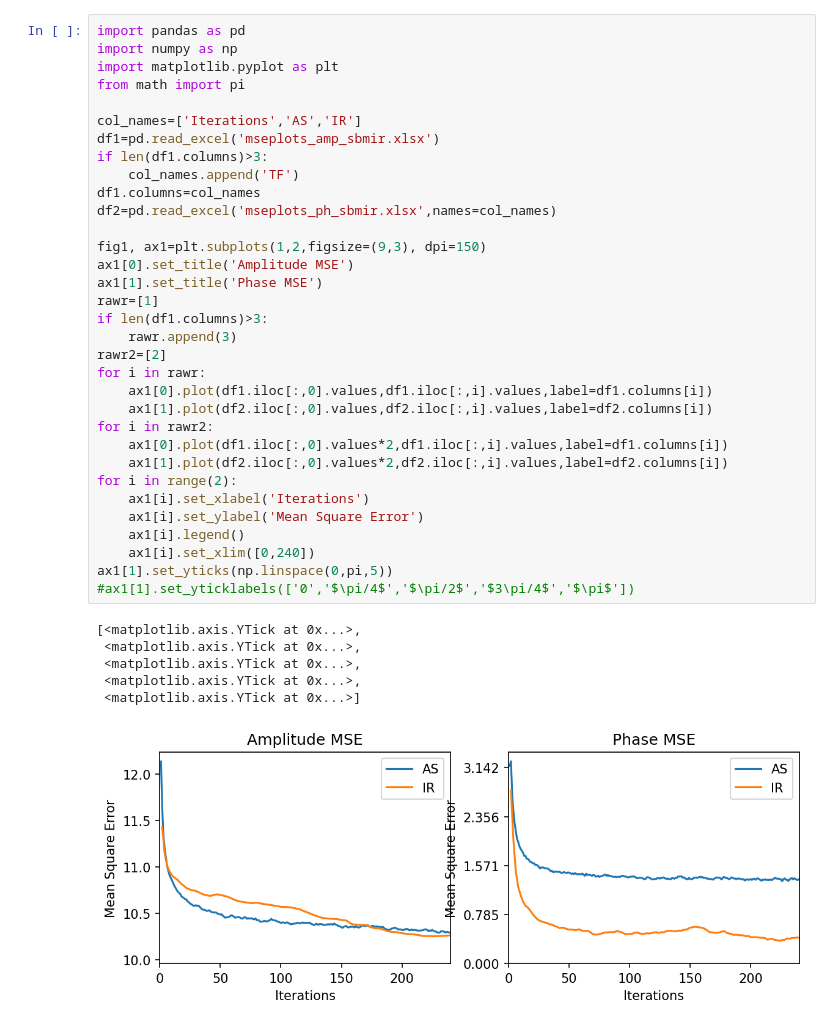
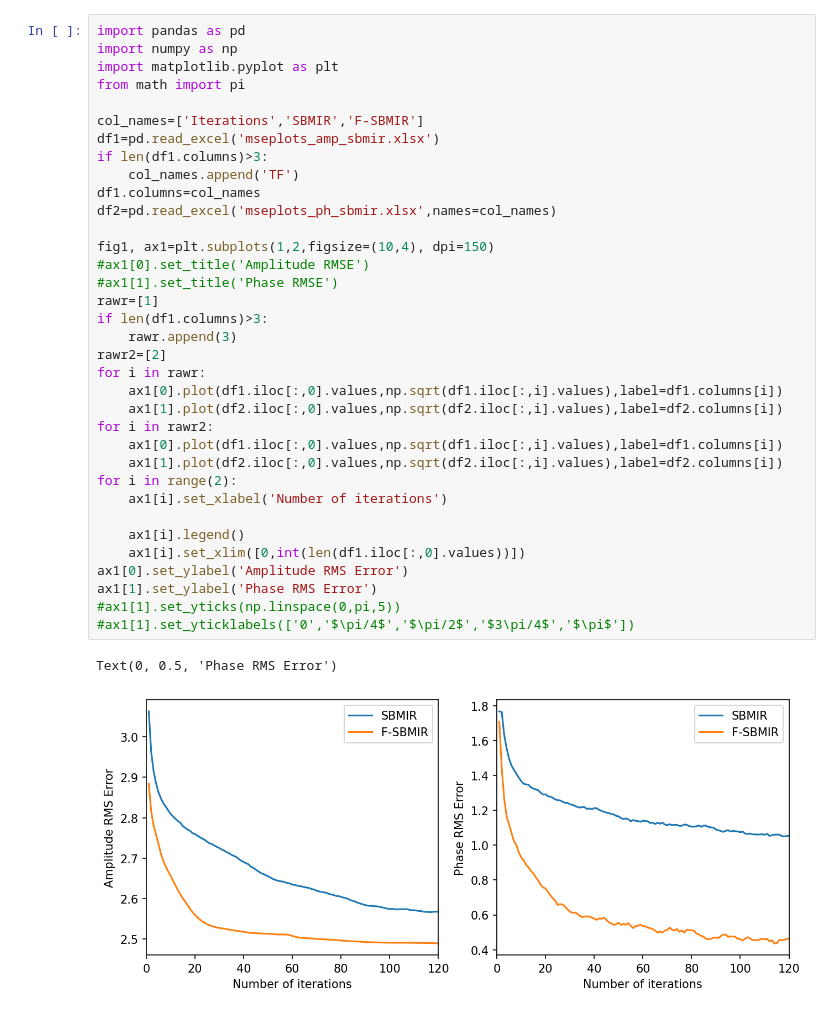
Before and after one commit to Jmabenojar/FRCV, a Jupyter notebook: 1Graphing.ipynb, the cells around one changed output. Drawn from its saved outputs; the diff is of its cells as text.

```diff
--- a/1Graphing.ipynb
+++ b/1Graphing.ipynb
@@ -1,40 +1,38 @@
 # %%
 import pandas as pd
 import numpy as np
 import matplotlib.pyplot as plt
 from math import pi
 
-col_names=['Iterations','AS','IR']
+col_names=['Iterations','SBMIR','F-SBMIR']
 df1=pd.read_excel('mseplots_amp_sbmir.xlsx')
 if len(df1.columns)>3:
     col_names.append('TF')
 df1.columns=col_names
 df2=pd.read_excel('mseplots_ph_sbmir.xlsx',names=col_names)
 
-fig1, ax1=plt.subplots(1,2,figsize=(9,3), dpi=150)
-ax1[0].set_title('Amplitude MSE')
-ax1[1].set_title('Phase MSE')
+fig1, ax1=plt.subplots(1,2,figsize=(10,4), dpi=150)
+#ax1[0].set_title('Amplitude RMSE')
+#ax1[1].set_title('Phase RMSE')
 rawr=[1]
 if len(df1.columns)>3:
     rawr.append(3)
 rawr2=[2]
 for i in rawr:
-    ax1[0].plot(df1.iloc[:,0].values,df1.iloc[:,i].values,label=df1.columns[i])
-    ax1[1].plot(df2.iloc[:,0].values,df2.iloc[:,i].values,label=df2.columns[i])
+    ax1[0].plot(df1.iloc[:,0].values,np.sqrt(df1.iloc[:,i].values),label=df1.columns[i])
+    ax1[1].plot(df2.iloc[:,0].values,np.sqrt(df2.iloc[:,i].values),label=df2.columns[i])
 for i in rawr2:
-    ax1[0].plot(df1.iloc[:,0].values*2,df1.iloc[:,i].values,label=df1.columns[i])
-    ax1[1].plot(df2.iloc[:,0].values*2,df2.iloc[:,i].values,label=df2.columns[i])
+    ax1[0].plot(df1.iloc[:,0].values,np.sqrt(df1.iloc[:,i].values),label=df1.columns[i])
+    ax1[1].plot(df2.iloc[:,0].values,np.sqrt(df2.iloc[:,i].values),label=df2.columns[i])
 for i in range(2):
-    ax1[i].set_xlabel('Iterations')
-    ax1[i].set_ylabel('Mean Square Error')
+    ax1[i].set_xlabel('Number of iterations')
+
     ax1[i].legend()
-    ax1[i].set_xlim([0,240])
-ax1[1].set_yticks(np.linspace(0,pi,5))
+    ax1[i].set_xlim([0,int(len(df1.iloc[:,0].values))])
+ax1[0].set_ylabel('Amplitude RMS Error')
+ax1[1].set_ylabel('Phase RMS Error')
+#ax1[1].set_yticks(np.linspace(0,pi,5))
 #ax1[1].set_yticklabels(['0','$\pi/4$','$\pi/2$','$3\pi/4$','$\pi$'])
 # %% [output]
-[<matplotlib.axis.YTick at 0x...>,
- <matplotlib.axis.YTick at 0x...>,
- <matplotlib.axis.YTick at 0x...>,
- <matplotlib.axis.YTick at 0x...>,
- <matplotlib.axis.YTick at 0x...>]
+Text(0, 0.5, 'Phase RMS Error')
-[figure, old version]
+[figure, new version]
```
Also changed, not shown: parts of 1 cell of this notebook, 42 other files.
